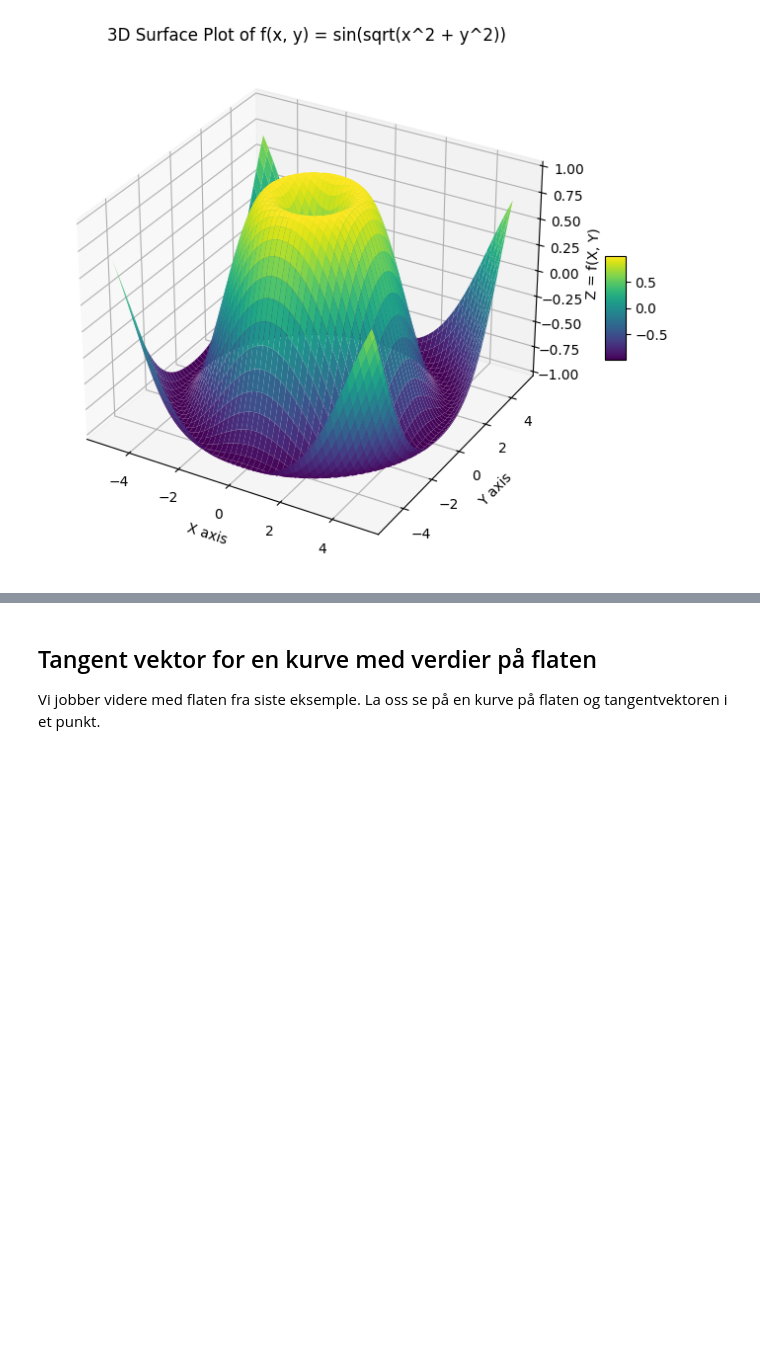
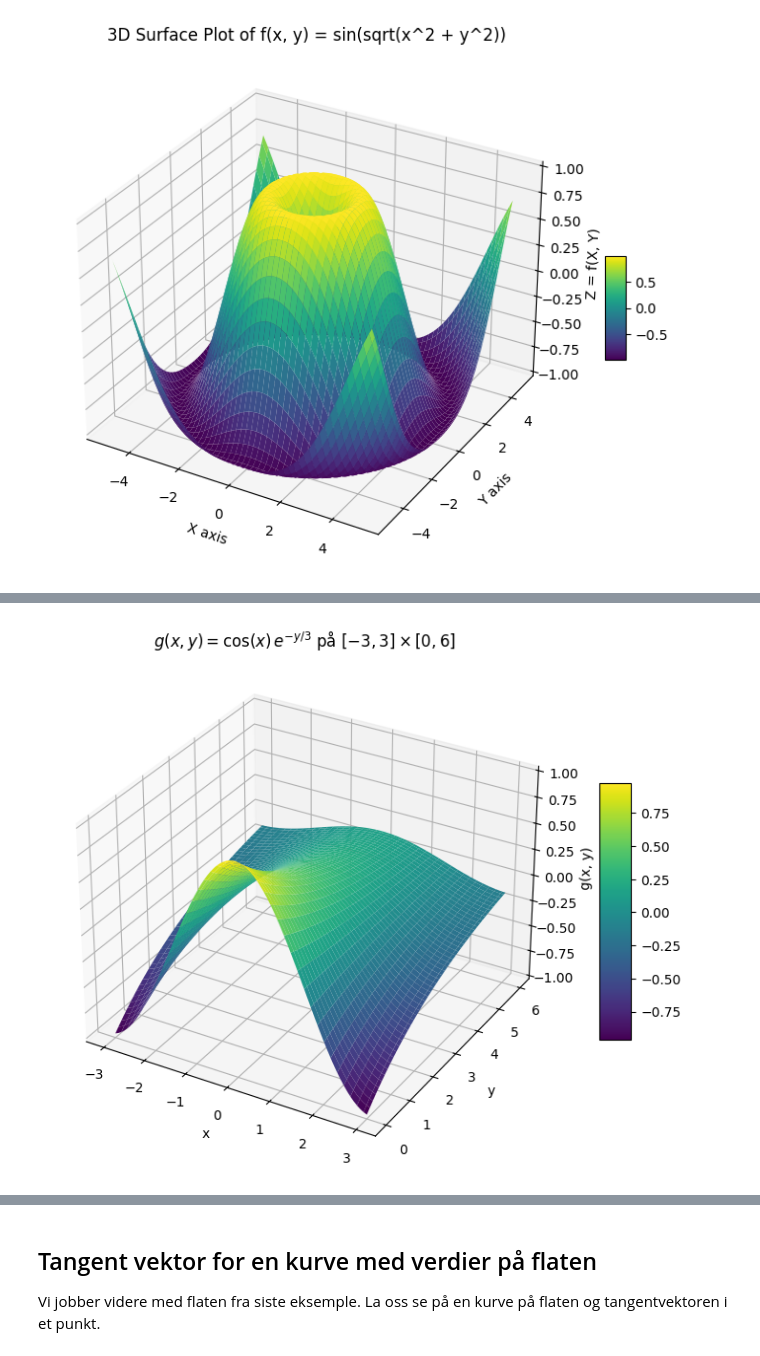
Before and after one commit to kosmoben/IMAA3012_TeachingMaterial, a Jupyter notebook: F2d_Flatevisualisering.ipynb, the cells around one changed output, grey strips where cells are left out. Drawn from its saved outputs; the diff is of its cells as text; code cells hidden in the pictures; blank space fills up the shorter version.

```diff
--- a/F2a_Flatevisualisering.ipynb
+++ b/F2d_Flatevisualisering.ipynb
@@ -50,0 +66,29 @@ plt.show()
+# %%
+# Definer funksjonen
+def g(x, y):
+    return np.cos(x) * np.exp(-y / 3)
+
+# Lag x-verdier på [-3, 3] og y-verdier på [0, 6] -- MERK: ulikt antall punkter
+x_vals = np.linspace(-3, 3, 80)
+y_vals = np.linspace(0, 6, 150)
+
+# Lag rutenettet/gitteret
+Xg, Yg = np.meshgrid(x_vals, y_vals)
+
+# Evaluer funksjonen på rutenettet
+Zg = g(Xg, Yg)
+
+# Plot flaten
+fig = plt.figure(figsize=(10, 7))
+ax = fig.add_subplot(111, projection='3d')
+surf = ax.plot_surface(Xg, Yg, Zg, cmap='viridis', edgecolor='none')
+
+ax.set_xlabel('x')
+ax.set_ylabel('y')
+ax.set_zlabel('g(x, y)')
+ax.set_title(r'$g(x,y) = \cos(x)\, e^{-y/3}$ på $[-3,3]\times[0,6]$')
+fig.colorbar(surf, shrink=0.5, aspect=8)
+
+plt.show()
+# %% [output]
+[figure, added]
```
Also changed, not shown: parts of 4 cells of this notebook, 9 other files.
